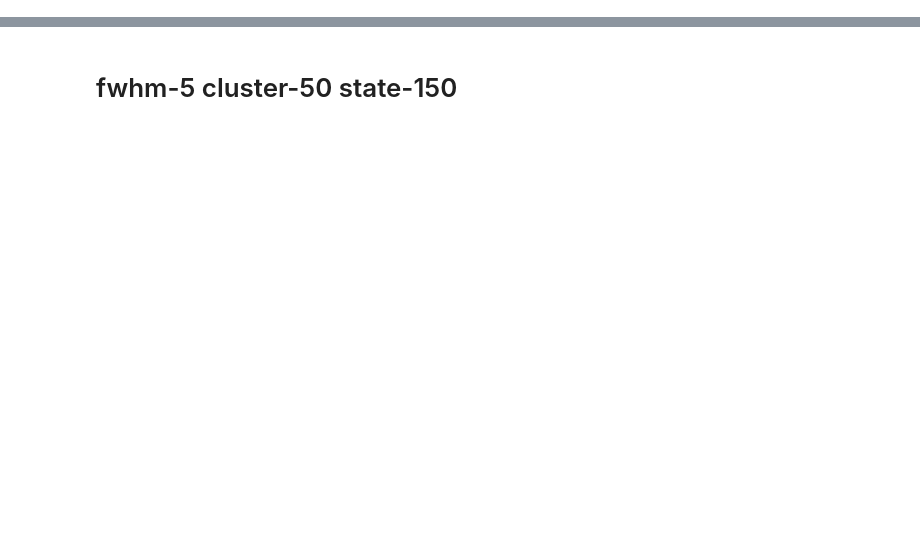
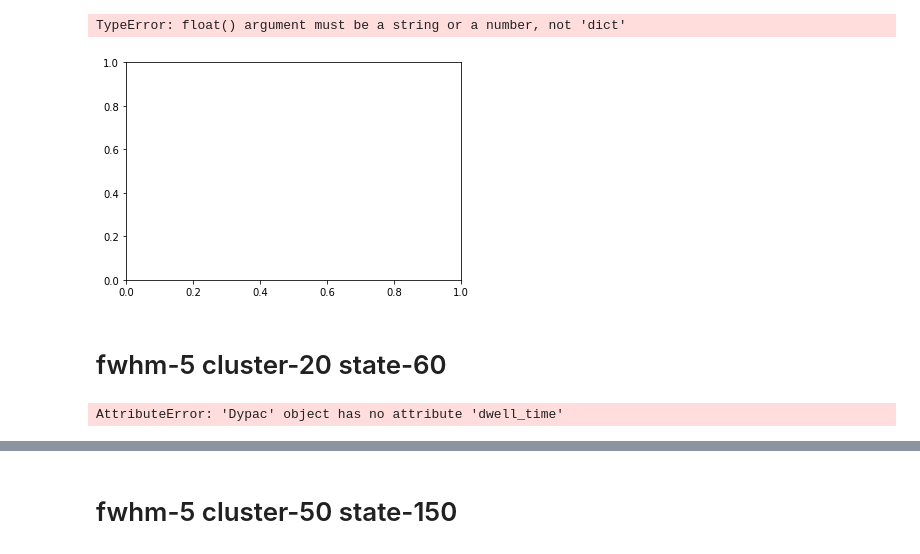
Before and after one commit to courtois-neuromod/cneuromod_embeddings, a Jupyter notebook: fig_repro_friends-s01.ipynb, the cells around one changed output, grey strips where cells are left out. Drawn from its saved outputs; the diff is of its cells as text; code cells hidden in the pictures; blank space fills up the shorter version.

```diff
--- a/fig_repro_friends-s01.ipynb
+++ b/fig_repro_friends-s01.ipynb
@@ -9,0 +8,29 @@ from sklearn.preprocessing import StandardScaler
+# %%
+root_data = '/data/cisl/pbellec/cneuromod_embeddings/xp_202012/friends-s01_reproducibility/'
+fwhm = (5, 8)
+cluster = (20, 20, 50, 50, 300)
+state = (60, 120, 150, 300, 900)
+
+keys = []
+for numf in range(2):
+    for nump in range(5):
+        keys.append(f'fwhm-{fwhm[numf]}_cluster-{cluster[nump]}_state-{state[nump]}')
+
+intra_val = dict.fromkeys(keys)
+inter_val = dict.fromkeys(keys)
+for ind in range(len(keys)):
+    label = keys[ind]
+    print(label)
+    file_repro = os.path.join(root_data, f'Rmatch_{label}.npy')
+    R = np.load(file_repro)
+    intra_tmp = np.array([])
+    inter_tmp = np.array([])
+    for sub1 in range(6):
+        for sub2 in range(sub1, 6):
+            match_val = np.max(R[:, :, sub1, sub2], axis=1)
+            if sub1 == sub2:
+                intra_tmp = np.append(intra_tmp, match_val)
+            else:
+                inter_tmp = np.append(inter_tmp, match_val)
+    intra_val[label] = intra_tmp
+    inter_val[label] = inter_tmp
@@ -9,0 +68,7 @@ from sklearn.preprocessing import StandardScaler
+# %%
+plt.plot(inter_val[0], '.')
+# %% [output]
+TypeError: float() argument must be a string or a number, not 'dict'
+[figure, added]
+# %% [markdown]
+# fwhm-5 cluster-20 state-60
@@ -9,0 +80,4 @@ from sklearn.preprocessing import StandardScaler
+# %%
+model.dwell_time.shape()
+# %% [output]
+AttributeError: 'Dypac' object has no attribute 'dwell_time'
```
Also changed, not shown: parts of 17 cells of this notebook, 2 other files.
